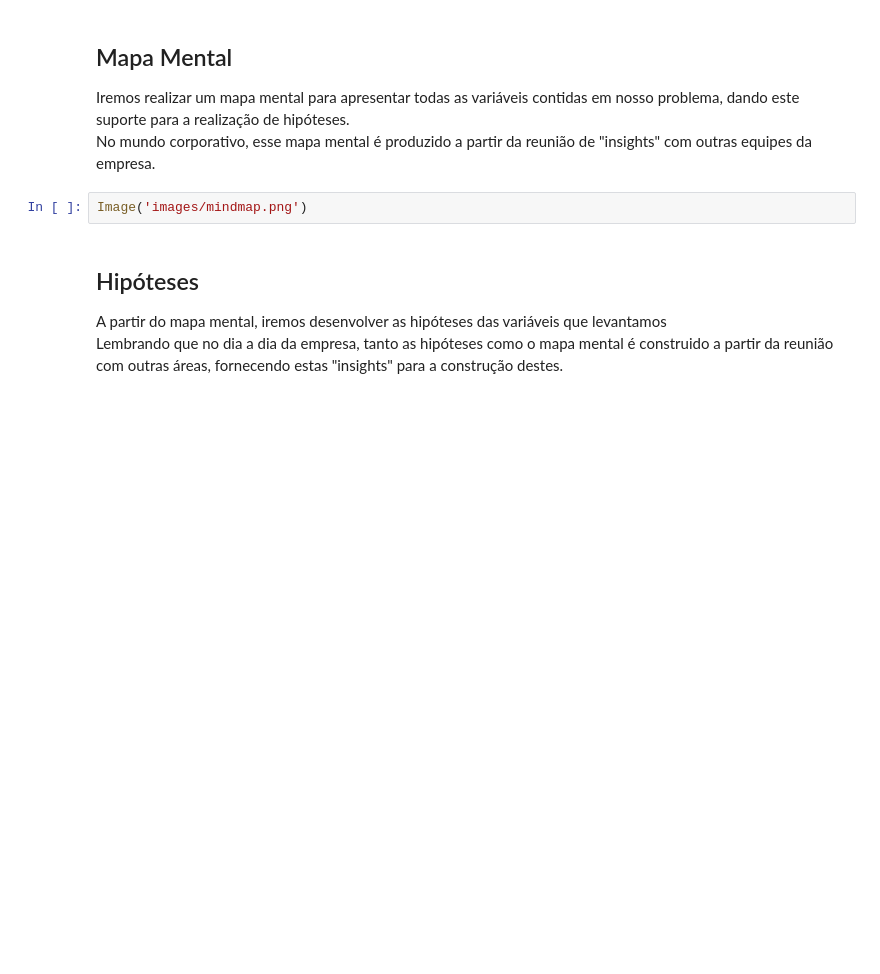
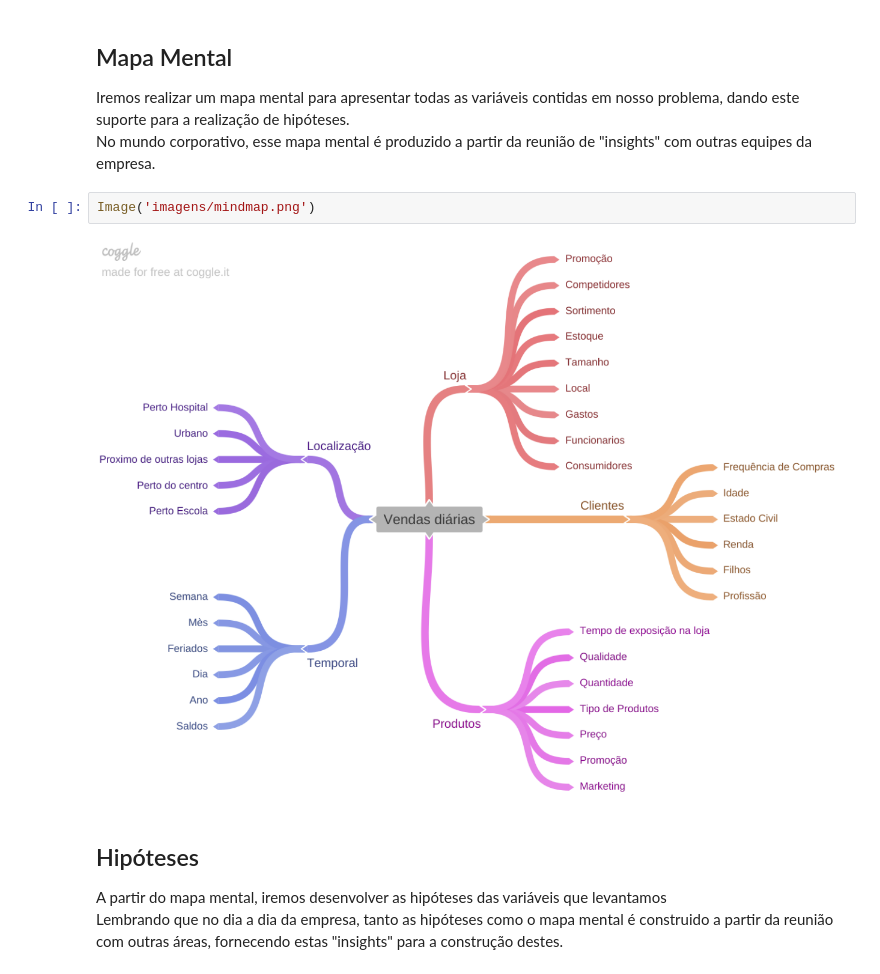
Before and after one commit to denisshiki/Store, a Jupyter notebook: rossman_store.ipynb, the cells around one changed output. Saved outputs shown, nothing was run; the diff lists cells and outputs as text; blank space fills up the shorter version.

```diff
--- a/rossman_store.ipynb
+++ b/rossman_store.ipynb
@@ -176,7 +272,9 @@ sns.boxplot(data = df_aux, x = 'assortment', y = 'sales', ax = axis[2]);
 Iremos realizar um mapa mental para apresentar todas as variáveis contidas em nosso problema, dando este suporte para a realização de hipóteses. <br>
 No mundo corporativo, esse mapa mental é produzido a partir da reunião de "insights" com outras equipes da empresa.
 # %%
-Image('images/mindmap.png')
+Image('imagens/mindmap.png')
+# %% [output]
+[figure, added]
 # %% [markdown]
 ## Hipóteses
 A partir do mapa mental, iremos desenvolver as hipóteses das variáveis que levantamos<br>
```
Also changed, not shown: parts of 155 cells of this notebook.
